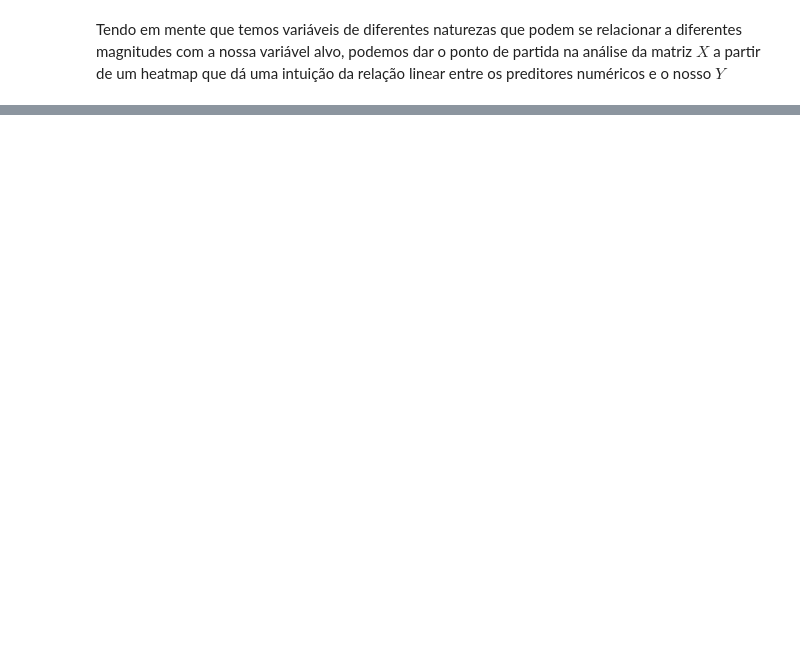
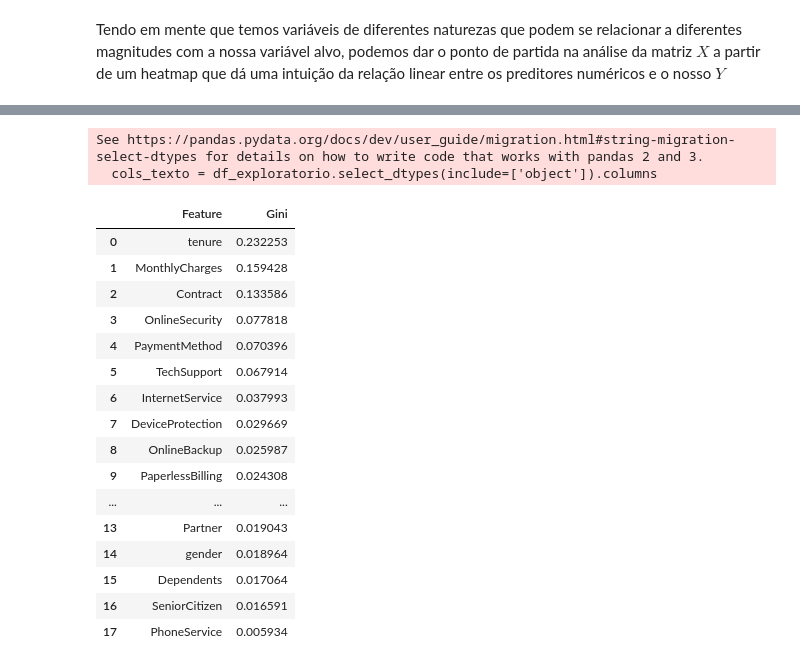
Before and after one commit to zf0rest/telco-churn-benchmark, a Jupyter notebook: notebooks/exploring.ipynb, the cells around one changed output, grey strips where cells are left out. Saved outputs shown, nothing was run; the diff lists cells and outputs as text; code cells hidden in the pictures; blank space fills up the shorter version.

```diff
--- a/notebooks/exploring.ipynb
+++ b/notebooks/exploring.ipynb
@@ -325,0 +333,41 @@ dtype: int64
+# %%
+df_exploratorio = database.copy() #criando uma cópia só pra fazermos o feature selection
+
+# Identificando as colunas de texto e as transformando em inteiro (Label Encoding)
+cols_texto = df_exploratorio.select_dtypes(include=['object']).columns
+df_exploratorio[cols_texto] = df_exploratorio[cols_texto].apply(lambda x: pd.factorize(x)[0])
+
+X_exp = df_exploratorio.drop('Churn', axis=1)
+y_exp = df_exploratorio['Churn']
+
+# Treinando a Random Forest de rascunho pra realizarmos feature selection
+rf_exp = RandomForestClassifier(n_estimators=100, max_depth=10, random_state=42) #modelo baseline para feature selection
+rf_exp.fit(X_exp, y_exp)
+
+df_importancia = (
+    pd.DataFrame({
+        'Feature': X_exp.columns,
+        'Gini': rf_exp.feature_importances_
+    }).sort_values(by='Gini', ascending=False).reset_index(drop=True))
+
+df_importancia
+# %% [output]
+See https://pandas.pydata.org/docs/dev/user_guide/migration.html#string-migration-select-dtypes for details on how to write code that works with pandas 2 and 3.
+  cols_texto = df_exploratorio.select_dtypes(include=['object']).columns
+|  | Feature | Gini |
+| 0 | tenure | 0.232253 |
+| 1 | MonthlyCharges | 0.159428 |
+| 2 | Contract | 0.133586 |
+| 3 | OnlineSecurity | 0.077818 |
+| 4 | PaymentMethod | 0.070396 |
+| 5 | TechSupport | 0.067914 |
+| 6 | InternetService | 0.037993 |
+| 7 | DeviceProtection | 0.029669 |
+| 8 | OnlineBackup | 0.025987 |
+| 9 | PaperlessBilling | 0.024308 |
+| ... | ... | ... |
+| 13 | Partner | 0.019043 |
+| 14 | gender | 0.018964 |
+| 15 | Dependents | 0.017064 |
+| 16 | SeniorCitizen | 0.016591 |
+| 17 | PhoneService | 0.005934 |
```
Also changed, not shown: parts of 27 cells of this notebook, 6 other files.
